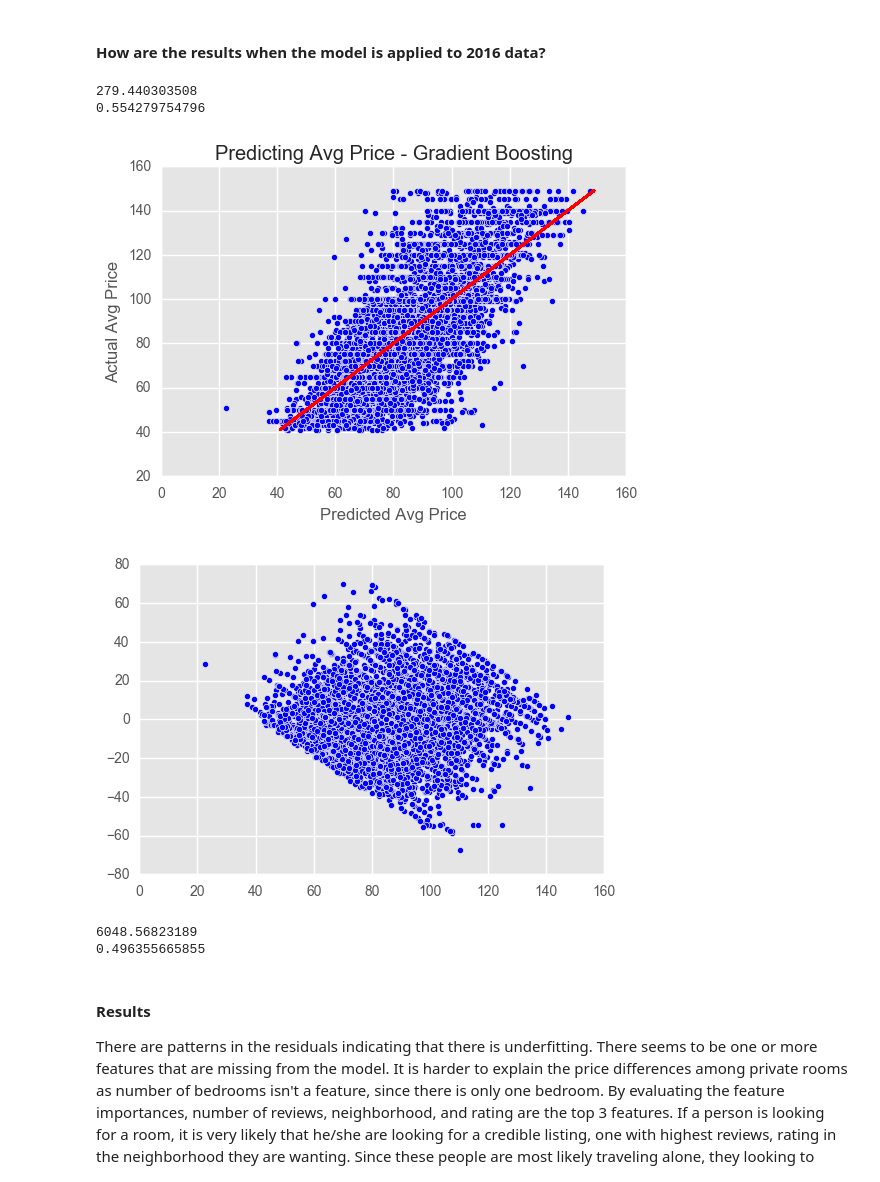
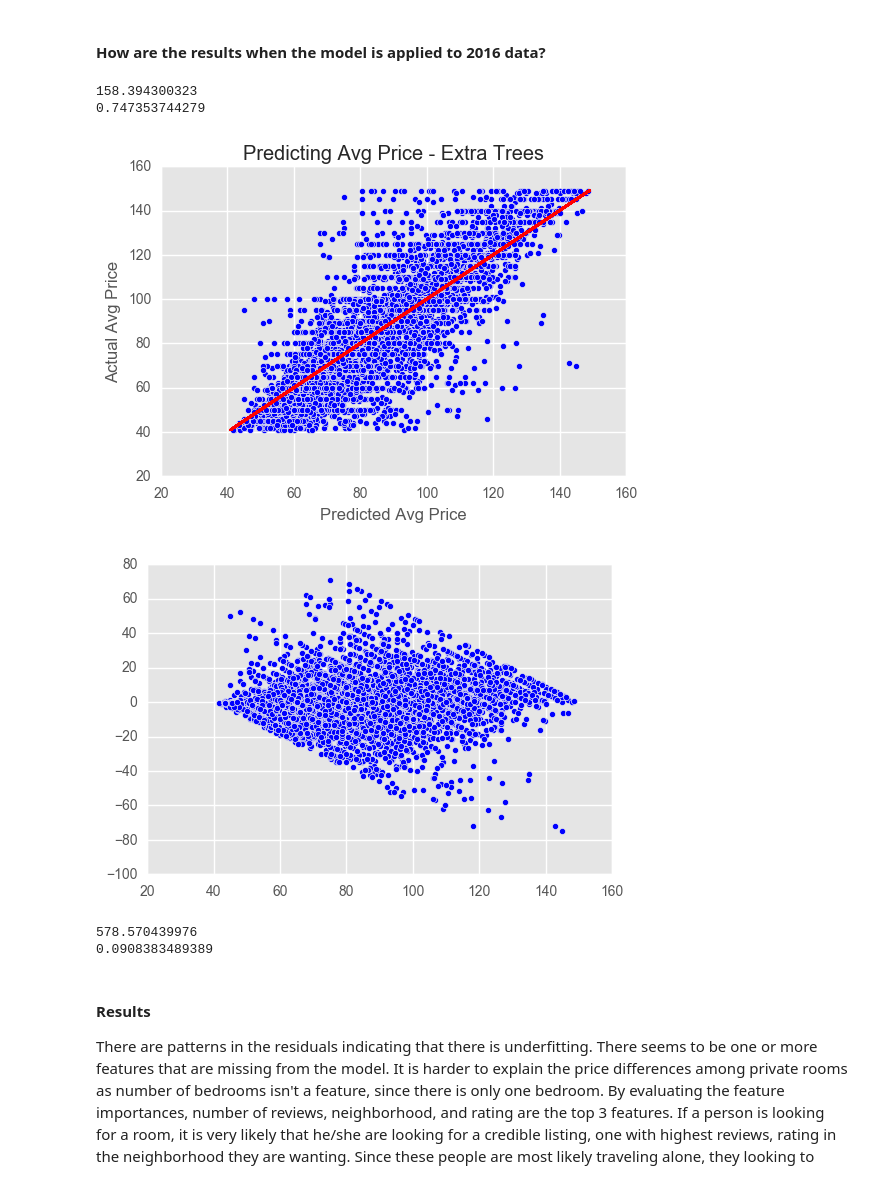
Before and after one commit to adalal80/GA-DSI, a Jupyter notebook: projects/projects-capstone/Final/Capstone-Predicting_Expected_Profit_STR.ipynb, the cells around one changed output. Cells and saved outputs as stored; diff of their text form; code cells hidden in the pictures.

```diff
--- a/projects/projects-capstone/Final/Capstone-Predicting_Expected_Profit_STR.ipynb
+++ b/projects/projects-capstone/Final/Capstone-Predicting_Expected_Profit_STR.ipynb
@@ -940,0 +929,19 @@ print r2_score(y_test,lm_pred)
+# %%
+et = ExtraTreesRegressor(n_estimators = 100,n_jobs=-1)
+et = et.fit(X_train,y_train)
+et_pred = et.predict(X_test)
+print mean_squared_error(y_test,et_pred)
+print r2_score(y_test,et_pred)
+plt.scatter(et_pred,y_test)
+plt.plot(y_test,y_test,color='red')
+plt.title('Predicting Avg Price - Extra Trees')
+plt.xlabel('Predicted Avg Price')
+plt.ylabel('Actual Avg Price')
+plt.show()
+
+plt.scatter(et_pred,y_test - et_pred)
+#plt.hlines()
+plt.xlim(0,160)
+plt.hlines(0,0,160,color='red')
+plt.title('Plot of Residuals')
+plt.show();
@@ -1016,38 +1028,38 @@ R2 score 0.599591723732
 #### How are the results when the model is applied to 2016 data?
 # %%
 #running a new model
-gb2016 = GradientBoostingRegressor(n_estimators=1000)
-gb2016 = gb2016.fit(X16_train,y16_train)
-gb2016_pred = gb2016.predict(X16_test)
-print mean_squared_error(y16_test,gb2016_pred)
-print r2_score(y16_test,gb2016_pred)
+et2016 = ExtraTreesRegressor(n_estimators=1000)
+et2016 = et2016.fit(X16_train,y16_train)
+et2016_pred = et2016.predict(X16_test)
+print mean_squared_error(y16_test,et2016_pred)
+print r2_score(y16_test,et2016_pred)
 
-plt.scatter(gb2016_pred,y16_test)
+plt.scatter(et2016_pred,y16_test)
 plt.plot(y16_test,y16_test,color='red')
-plt.title('Predicting Avg Price - Gradient Boosting')
+plt.title('Predicting Avg Price - Extra Trees')
 plt.xlabel('Predicted Avg Price')
 plt.ylabel('Actual Avg Price')
 plt.show()
 
-plt.scatter(gb2016_pred,y16_test - gb2016_pred)
+plt.scatter(et2016_pred,y16_test - et2016_pred)
 #plt.hlines()
 plt.show();
 
 
 #applying the 2015 model to 2016 prices show a negative correlation
-gb2016_predict = gb.predict(X16)
-print mean_squared_error(y16,gb2016_predict)
-print r2_score(y16,gb2016_predict)
+et2016_predict = et.predict(X16)
+print mean_squared_error(y16,et2016_predict)
+print r2_score(y16,et2016_predict)
 
 
-#using 2016 data on the predict function for the 2015 data, resulted in a -0.05 r2 which is not great
+#using 2016 data on the predict function for the 2015 data, resulted in a 0.09 r2 which is not great
 # %% [output]
-279.440303508
-0.554279754796
+158.394300323
+0.747353744279
-[figure, old version]
+[figure, new version]
-[figure, old version]
+[figure, new version]
-6048.56823189
-0.496355665855
+578.570439976
+0.0908383489389
 # %% [markdown]
 #### Results
 
```
Also changed, not shown: parts of 19 cells of this notebook, 1 other file.
